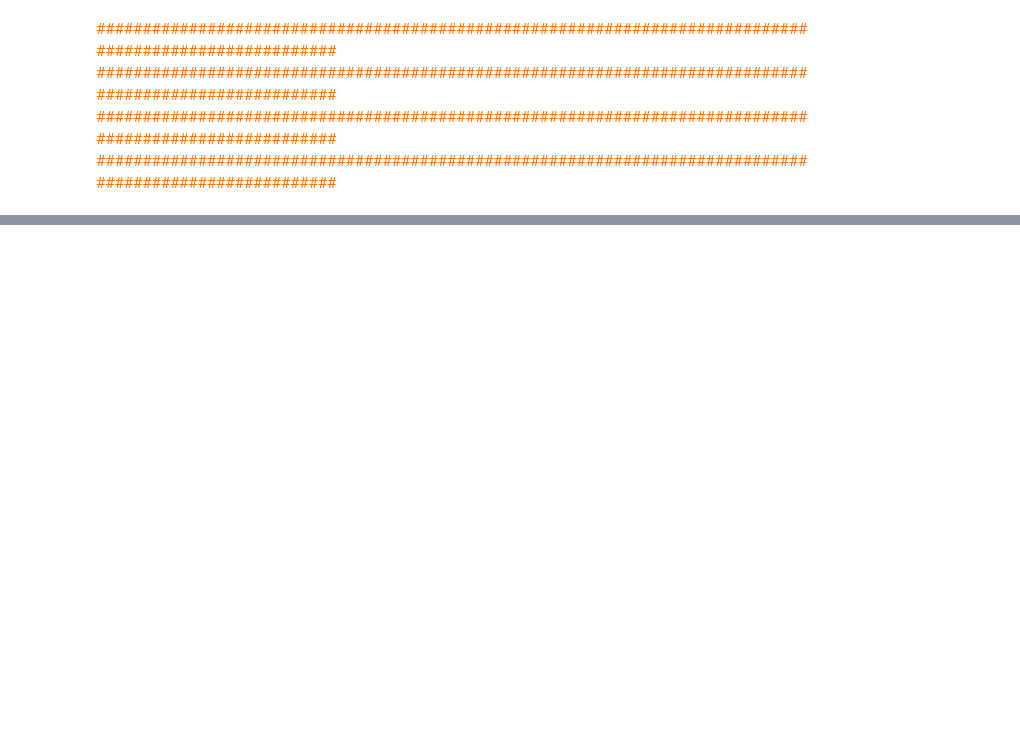
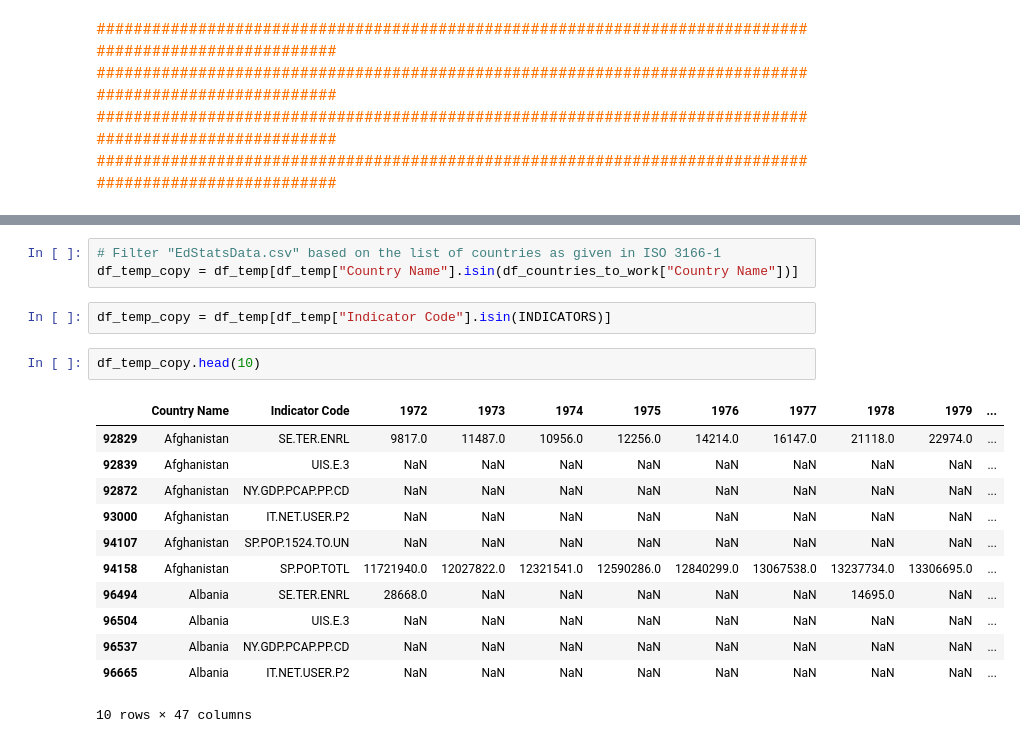
Before and after one commit to samirhinojosa/OC-P2-education-statistics, a Jupyter notebook: notebook.ipynb, the cells around one changed output, grey strips where cells are left out. Cells and saved outputs as stored; diff of their text form; blank space fills up the shorter version.

```diff
--- a/notebook.ipynb
+++ b/notebook.ipynb
@@ -1178,0 +1226,20 @@ plt.show()
+# %%
+# Filter "EdStatsData.csv" based on the list of countries as given in ISO 3166-1
+df_temp_copy = df_temp[df_temp["Country Name"].isin(df_countries_to_work["Country Name"])]
+# %%
+df_temp_copy = df_temp[df_temp["Indicator Code"].isin(INDICATORS)]
+# %%
+df_temp_copy.head(10)
+# %% [output]
+|  | Country Name | Indicator Code | 1972 | 1973 | 1974 | 1975 | 1976 | 1977 | 1978 | 1979 | ... |
+| 92829 | Afghanistan | SE.TER.ENRL | 9817.0 | 11487.0 | 10956.0 | 12256.0 | 14214.0 | 16147.0 | 21118.0 | 22974.0 | ... |
+| 92839 | Afghanistan | UIS.E.3 | NaN | NaN | NaN | NaN | NaN | NaN | NaN | NaN | ... |
+| 92872 | Afghanistan | NY.GDP.PCAP.PP.CD | NaN | NaN | NaN | NaN | NaN | NaN | NaN | NaN | ... |
+| 93000 | Afghanistan | IT.NET.USER.P2 | NaN | NaN | NaN | NaN | NaN | NaN | NaN | NaN | ... |
+| 94107 | Afghanistan | SP.POP.1524.TO.UN | NaN | NaN | NaN | NaN | NaN | NaN | NaN | NaN | ... |
+| 94158 | Afghanistan | SP.POP.TOTL | 11721940.0 | 12027822.0 | 12321541.0 | 12590286.0 | 12840299.0 | 13067538.0 | 13237734.0 | 13306695.0 | ... |
+| 96494 | Albania | SE.TER.ENRL | 28668.0 | NaN | NaN | NaN | NaN | NaN | 14695.0 | NaN | ... |
+| 96504 | Albania | UIS.E.3 | NaN | NaN | NaN | NaN | NaN | NaN | NaN | NaN | ... |
+| 96537 | Albania | NY.GDP.PCAP.PP.CD | NaN | NaN | NaN | NaN | NaN | NaN | NaN | NaN | ... |
+| 96665 | Albania | IT.NET.USER.P2 | NaN | NaN | NaN | NaN | NaN | NaN | NaN | NaN | ... |
+10 rows × 47 columns
```
Also changed, not shown: parts of 10 cells of this notebook, 1 other file.
